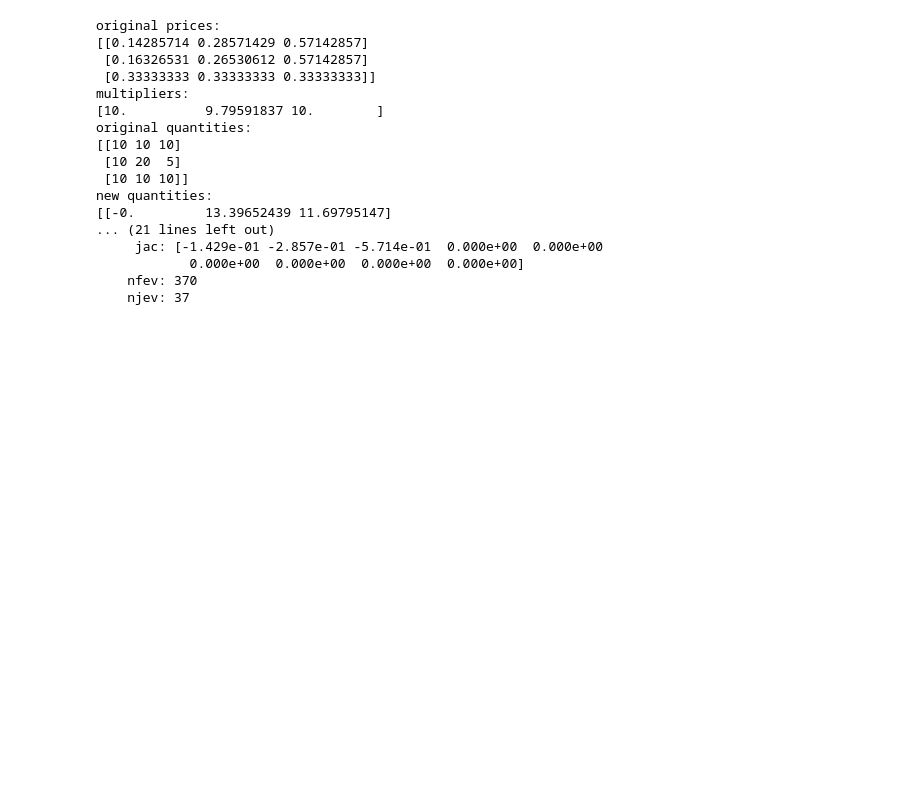
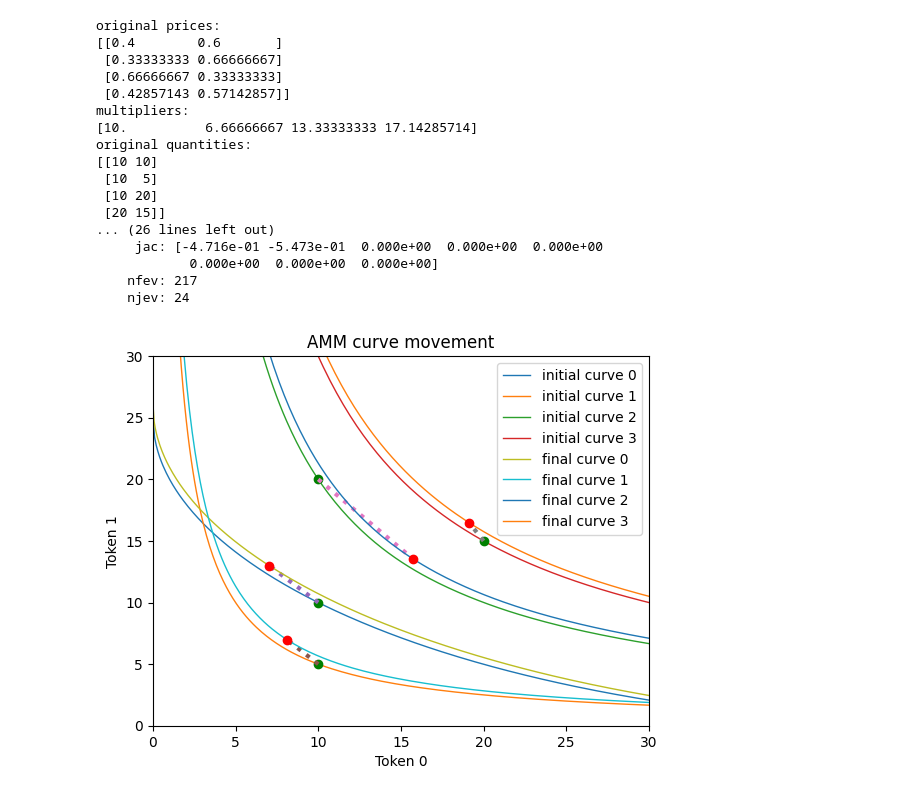
Before and after one commit to samdevo/AMM-experiments, a Jupyter notebook: notebooks/rebalancing.ipynb, the cells around one changed output. Drawn from its saved outputs; the diff is of its cells as text; code cells hidden in the pictures; blank space fills up the shorter version.

Commit message:
adding graphs

```diff
--- a/notebooks/rebalancing.ipynb
+++ b/notebooks/rebalancing.ipynb
@@ -8,6 +9,8 @@ def constant_sum(p: np.array):
     p = np.array(p)
     def f(x: np.array):
         x = np.array(x)
+        # print("HERE")
+        # print(x)
         return p @ x
 
     def f_grad(x: np.array):
@@ -40,16 +43,16 @@ def stableswap(p: np.array, X: float):
     return f, f_grad
 
 AMMs = [
-    # constant_sum([1, 5]),
-    constant_sum([10, 20, 40]),
-    stableswap([1, 2, 4], 1),
+    # # constant_sum([1, 5]),
+    # constant_sum([1, 2]),
+    stableswap([1, 2], 0.5),
     constant_geo_mean(),
-    # constant_geo_mean(),
-    # constant_geo_mean()
+    constant_geo_mean(),
+    constant_geo_mean()
 ]
 
 N = len(AMMs)
-K = 3
+K = 2
 
 AMM_funs, AMM_grads = zip(*AMMs)
 
@@ -57,10 +60,10 @@ constraints = []
 
 Delta = np.zeros((N, K))
 initial_quantities = np.array([
-    [10, 10, 10],
-    [10, 20, 5],
-    [10, 10, 10],
-    # [20, 10, 1],
+    [10, 10],
+    [10, 5],
+    [10, 20],
+    [20, 15],
     # [10, 25, 100]
 ])
 
@@ -147,19 +150,46 @@ print(f"profits: \n{profits(d)}")
 print(res)
 # %% [output]
 original prices:
-[[0.14285714 0.28571429 0.57142857]
- [0.16326531 0.26530612 0.57142857]
- [0.33333333 0.33333333 0.33333333]]
+[[0.4        0.6       ]
+ [0.33333333 0.66666667]
+ [0.66666667 0.33333333]
+ [0.42857143 0.57142857]]
 multipliers:
-[10.          9.79591837 10.        ]
+[10.          6.66666667 13.33333333 17.14285714]
 original quantities:
-[[10 10 10]
- [10 20  5]
- [10 10 10]]
-new quantities:
-[[-0.         13.39652439 11.69795147]
-... (21 lines left out)
-     jac: [-1.429e-01 -2.857e-01 -5.714e-01  0.000e+00  0.000e+00
-            0.000e+00  0.000e+00  0.000e+00  0.000e+00]
-    nfev: 370
-    njev: 37
+[[10 10]
+ [10  5]
+ [10 20]
+ [20 15]]
+... (26 lines left out)
+     jac: [-4.716e-01 -5.473e-01  0.000e+00  0.000e+00  0.000e+00
+            0.000e+00  0.000e+00  0.000e+00]
+    nfev: 217
+    njev: 24
+# %%
+import matplotlib.pyplot as plt
+
+bounds = Bounds(
+    x_min = 0.0001,
+    x_max = 30,
+    y_min = 0.0001,
+    y_max = 30,
+)
+
+for i, amm in enumerate(AMMs):
+    plot_2d(amm, initial_quantities[i], 0, 1, bounds, n=100, label=f"initial curve {i}", color='green')
+
+
+plt.title("Initial AMM curves")
+# plt.show()
+
+for i, amm in enumerate(AMMs):
+    # draw line from initial quantities to final quantities
+    plt.plot([initial_quantities[i][0], new_q[i][0]], [initial_quantities[i][1], new_q[i][1]], lw=3, ls=':')
+
+plt.title("AMM curve movement")
+
+for i, amm in enumerate(AMMs):
+    plot_2d(amm, new_q[i], 0, 1, bounds, n=100, label=f"final curve {i}")
+# %% [output]
+[figure, added]
```
Also changed, not shown: parts of 3 cells of this notebook, 1 other file.
